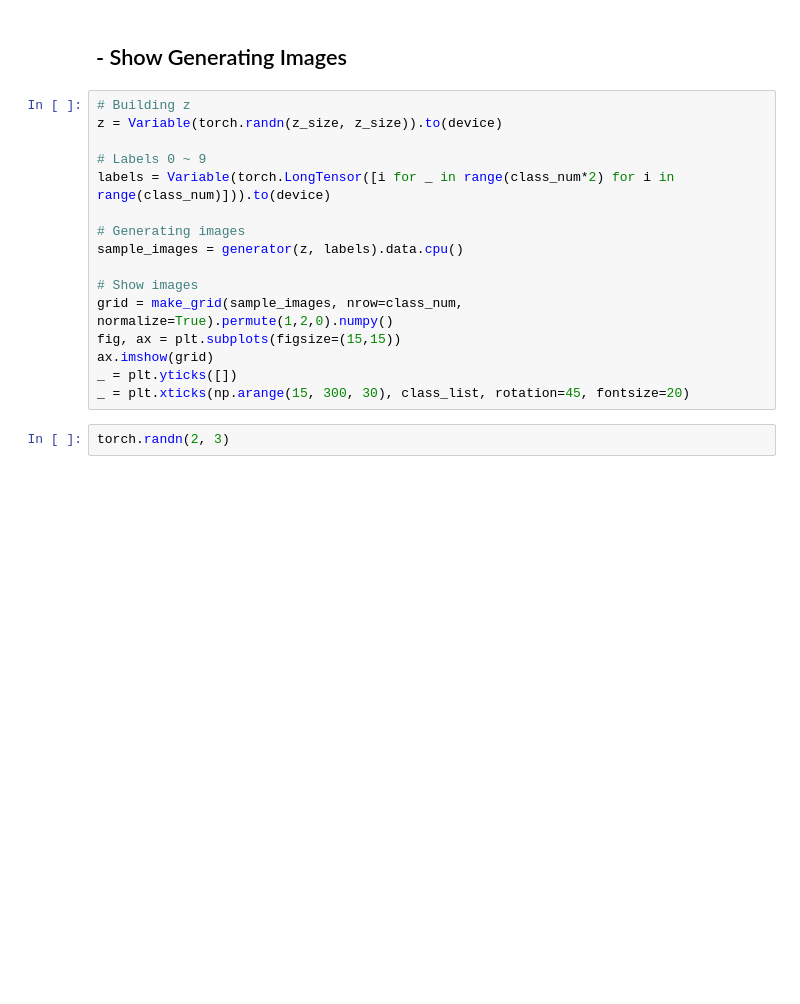
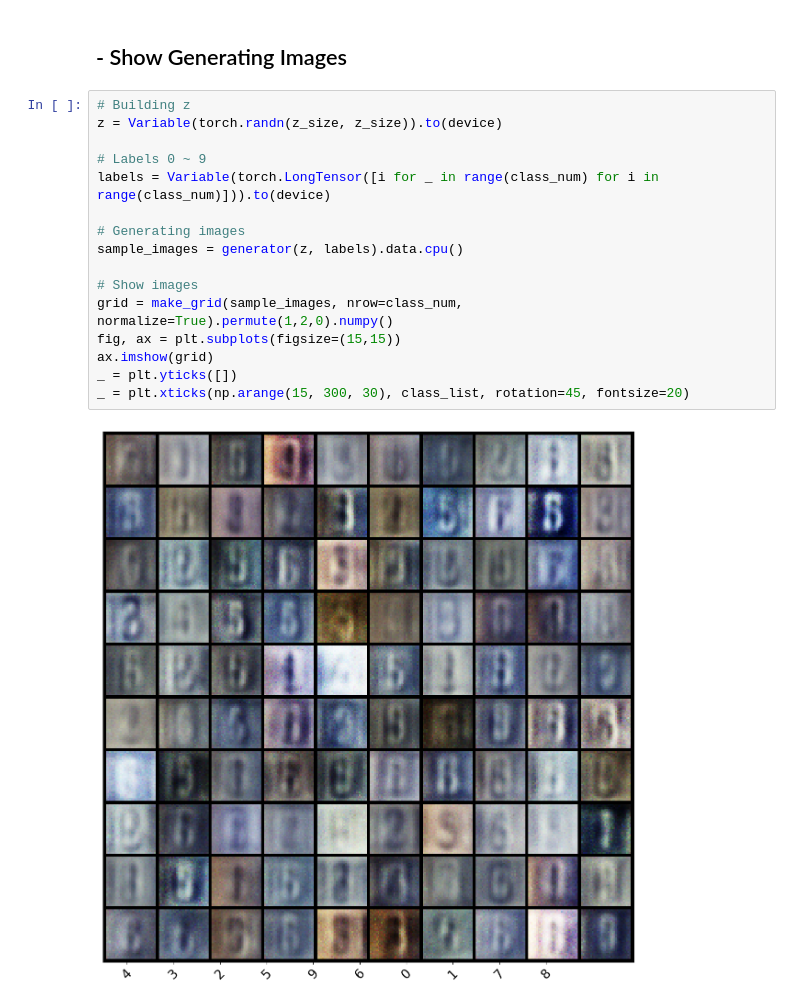
Before and after one commit to hussienalbared/Conditional-DCGAN, a Jupyter notebook: conditional_GAN_linear.ipynb, the cells around one changed output. Drawn from its saved outputs; the diff is of its cells as text; blank space fills up the shorter version.

```diff
--- a/conditional_GAN_linear.ipynb
+++ b/conditional_GAN_linear.ipynb
@@ -295,18 +338,18 @@ train_gan(epochs=epochs,generator=generator,discriminator=discriminator,train_lo
 # %%
 # Building z
 z = Variable(torch.randn(z_size, z_size)).to(device)
 
 # Labels 0 ~ 9
-labels = Variable(torch.LongTensor([i for _ in range(class_num*2) for i in range(class_num)])).to(device)
+labels = Variable(torch.LongTensor([i for _ in range(class_num) for i in range(class_num)])).to(device)
 
 # Generating images
 sample_images = generator(z, labels).data.cpu()
 
 # Show images
 grid = make_grid(sample_images, nrow=class_num, normalize=True).permute(1,2,0).numpy()
 fig, ax = plt.subplots(figsize=(15,15))
 ax.imshow(grid)
 _ = plt.yticks([])
 _ = plt.xticks(np.arange(15, 300, 30), class_list, rotation=45, fontsize=20)
+# %% [output]
+[figure, added]
-# %%
-torch.randn(2, 3)
```
Also changed, not shown: parts of 14 cells of this notebook.
